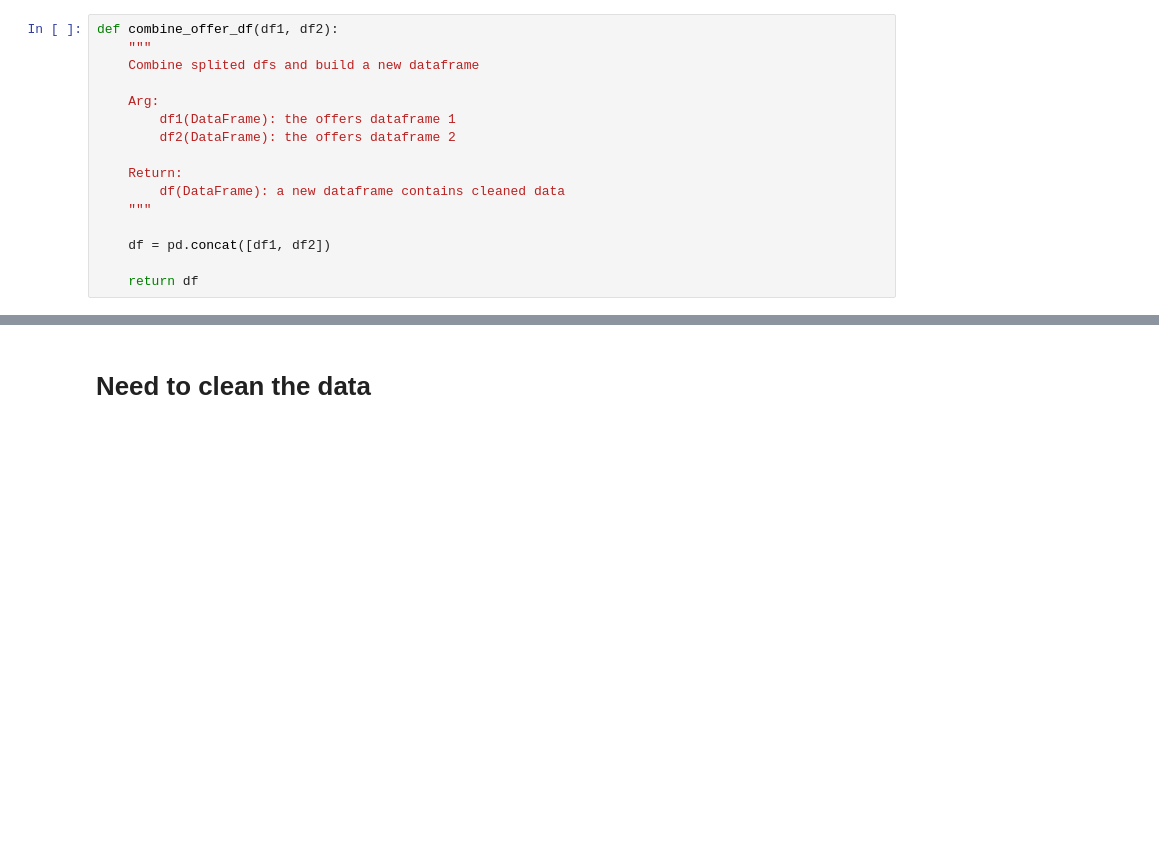
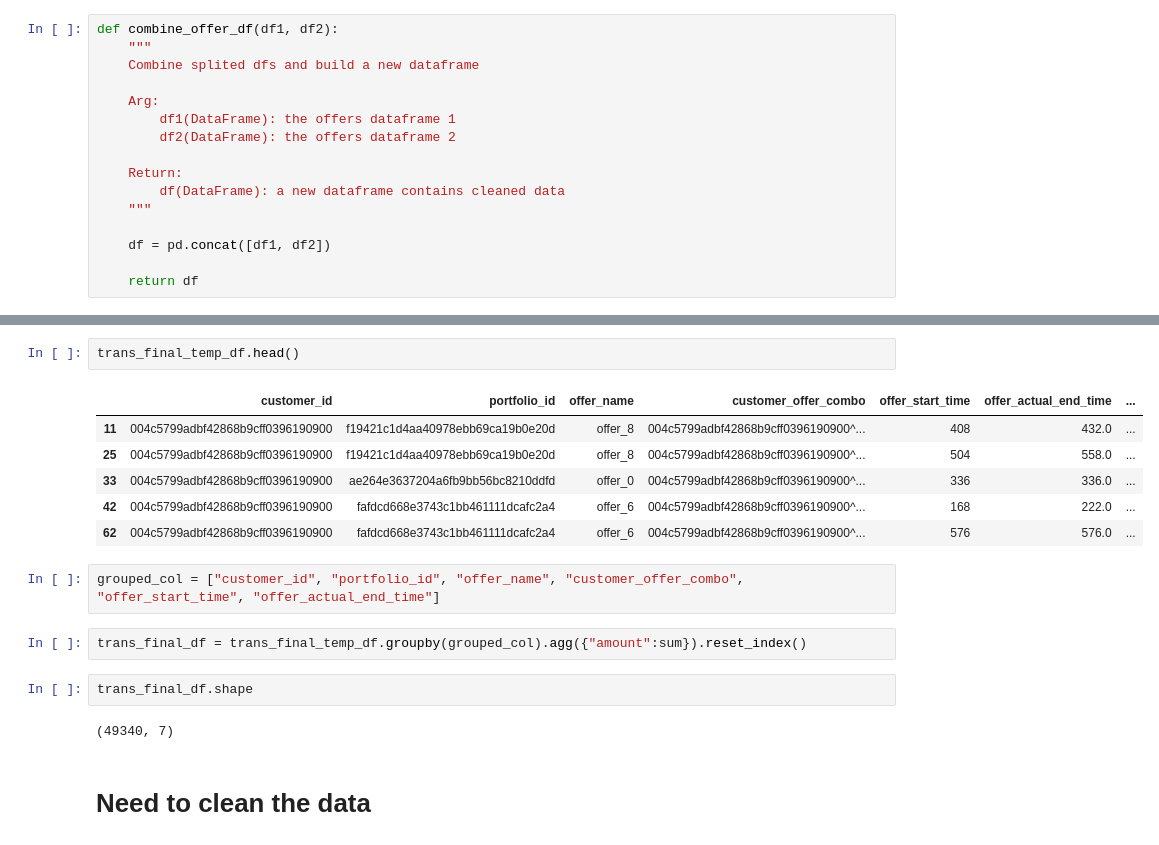
Before and after one commit to Mendy5/Udacity_Project_Capstone, a Jupyter notebook: Starbucks_Capstone_Notebook_v2.ipynb, the cells around one changed output, grey strips where cells are left out. Saved outputs shown, nothing was run; the diff lists cells and outputs as text; blank space fills up the shorter version.

```diff
--- a/Starbucks_Capstone_Notebook_v2.ipynb
+++ b/Starbucks_Capstone_Notebook_v2.ipynb
@@ -1202,3 +1253,20 @@ trans_bogo_offers_final_df[(trans_bogo_offers_final_df["customer_offer_combo"] =
+# %%
+trans_final_temp_df.head()
+# %% [output]
+|  | customer_id | portfolio_id | offer_name | customer_offer_combo | offer_start_time | offer_actual_end_time | ... |
+| 11 | 004c5799adbf42868b9cff0396190900 | f19421c1d4aa40978ebb69ca19b0e20d | offer_8 | 004c5799adbf42868b9cff0396190900^... | 408 | 432.0 | ... |
+| 25 | 004c5799adbf42868b9cff0396190900 | f19421c1d4aa40978ebb69ca19b0e20d | offer_8 | 004c5799adbf42868b9cff0396190900^... | 504 | 558.0 | ... |
+| 33 | 004c5799adbf42868b9cff0396190900 | ae264e3637204a6fb9bb56bc8210ddfd | offer_0 | 004c5799adbf42868b9cff0396190900^... | 336 | 336.0 | ... |
+| 42 | 004c5799adbf42868b9cff0396190900 | fafdcd668e3743c1bb461111dcafc2a4 | offer_6 | 004c5799adbf42868b9cff0396190900^... | 168 | 222.0 | ... |
+| 62 | 004c5799adbf42868b9cff0396190900 | fafdcd668e3743c1bb461111dcafc2a4 | offer_6 | 004c5799adbf42868b9cff0396190900^... | 576 | 576.0 | ... |
+# %%
+grouped_col = ["customer_id", "portfolio_id", "offer_name", "customer_offer_combo", "offer_start_time", "offer_actual_end_time"]
+# %%
+trans_final_df = trans_final_temp_df.groupby(grouped_col).agg({"amount":sum}).reset_index()
+# %%
+trans_final_df.shape
+# %% [output]
+(49340, 7)
 # %% [markdown]
 # Need to clean the data
 # %%
```
Also changed, not shown: parts of 28 cells of this notebook.
